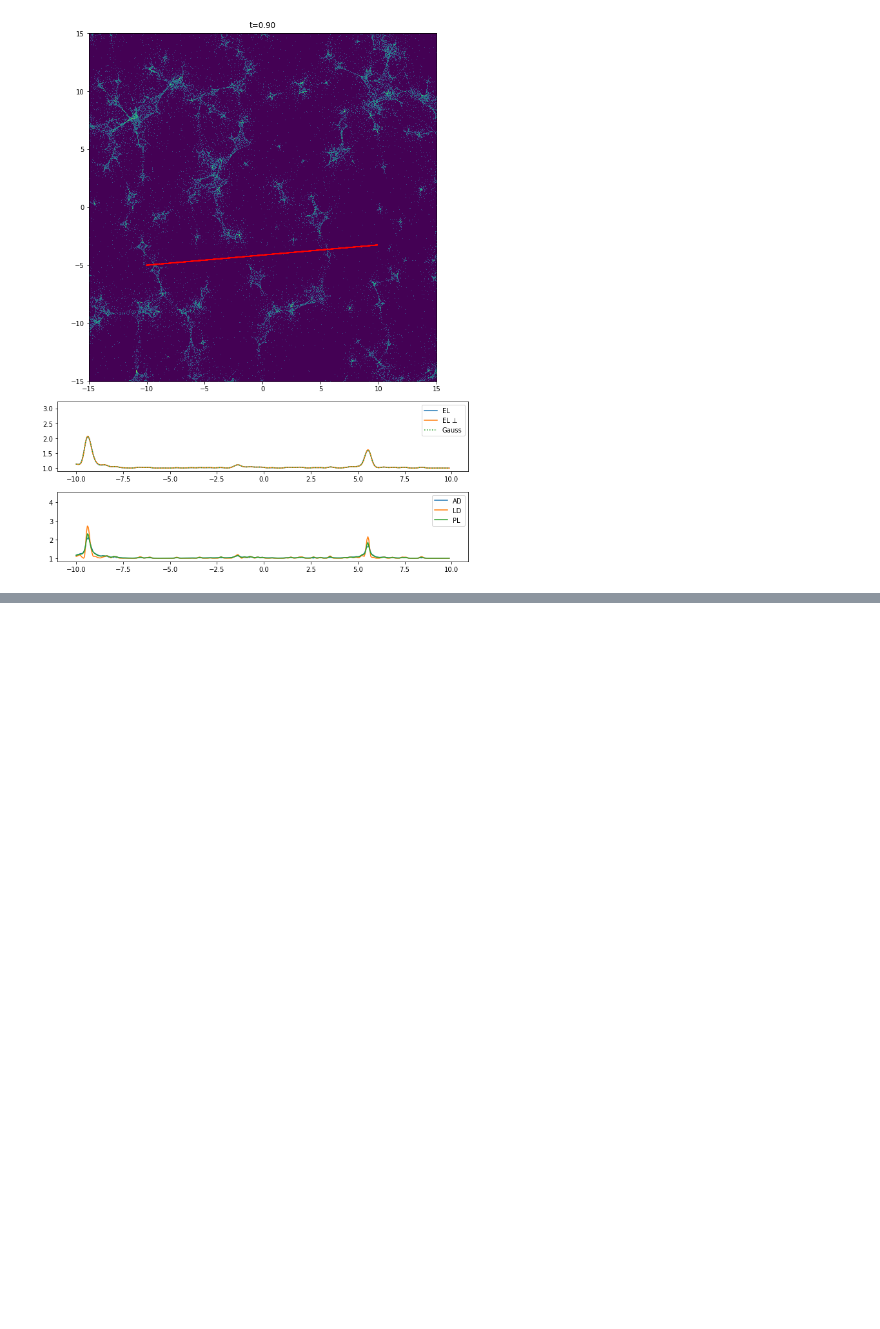
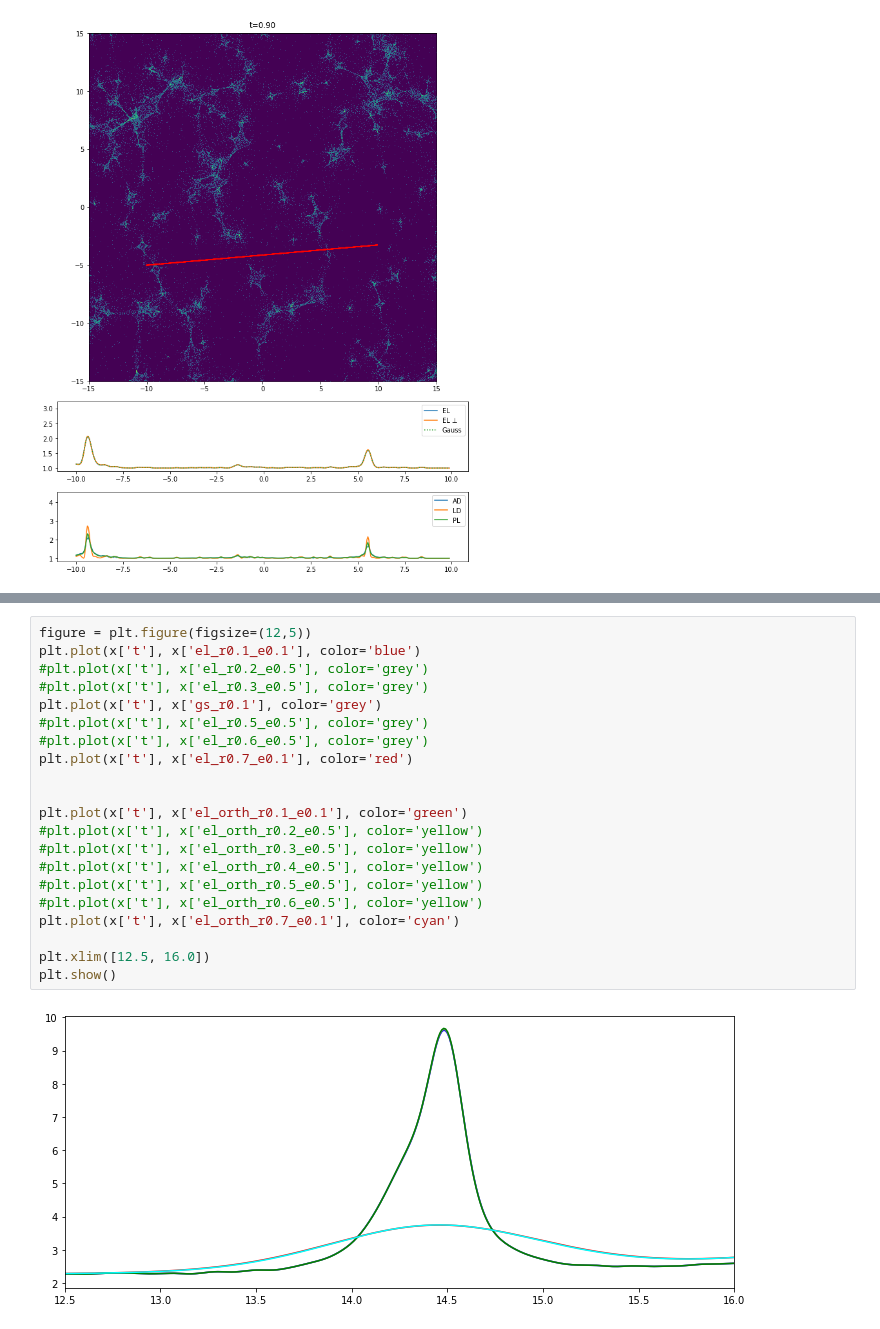
Before and after one commit to sliusar/microlensing, a Jupyter notebook: plotting.ipynb, the cells around one changed output, grey strips where cells are left out. Drawn from its saved outputs; the diff is of its cells as text; blank space fills up the shorter version.

```diff
--- a/plotting.ipynb
+++ b/plotting.ipynb
@@ -564,0 +601,23 @@ t=0.00
+# %%
+figure = plt.figure(figsize=(12,5))
+plt.plot(x['t'], x['el_r0.1_e0.1'], color='blue')
+#plt.plot(x['t'], x['el_r0.2_e0.5'], color='grey')
+#plt.plot(x['t'], x['el_r0.3_e0.5'], color='grey')
+plt.plot(x['t'], x['gs_r0.1'], color='grey')
+#plt.plot(x['t'], x['el_r0.5_e0.5'], color='grey')
+#plt.plot(x['t'], x['el_r0.6_e0.5'], color='grey')
+plt.plot(x['t'], x['el_r0.7_e0.1'], color='red')
+
+
+plt.plot(x['t'], x['el_orth_r0.1_e0.1'], color='green')
+#plt.plot(x['t'], x['el_orth_r0.2_e0.5'], color='yellow')
+#plt.plot(x['t'], x['el_orth_r0.3_e0.5'], color='yellow')
+#plt.plot(x['t'], x['el_orth_r0.4_e0.5'], color='yellow')
+#plt.plot(x['t'], x['el_orth_r0.5_e0.5'], color='yellow')
+#plt.plot(x['t'], x['el_orth_r0.6_e0.5'], color='yellow')
+plt.plot(x['t'], x['el_orth_r0.7_e0.1'], color='cyan')
+
+plt.xlim([12.5, 16.0])
+plt.show()
+# %% [output]
+[figure, added]
```
Also changed, not shown: parts of 5 cells of this notebook, 11 other files.
